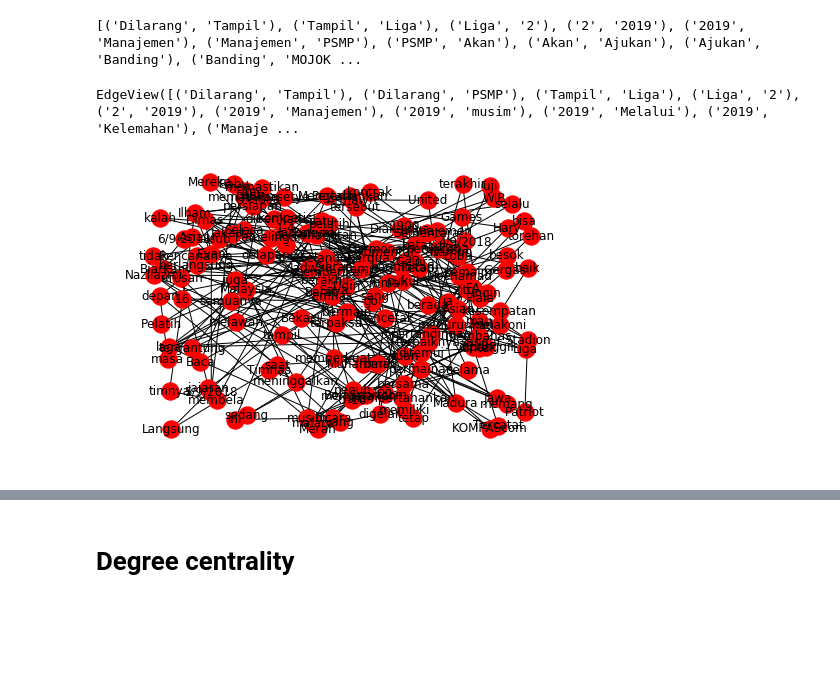
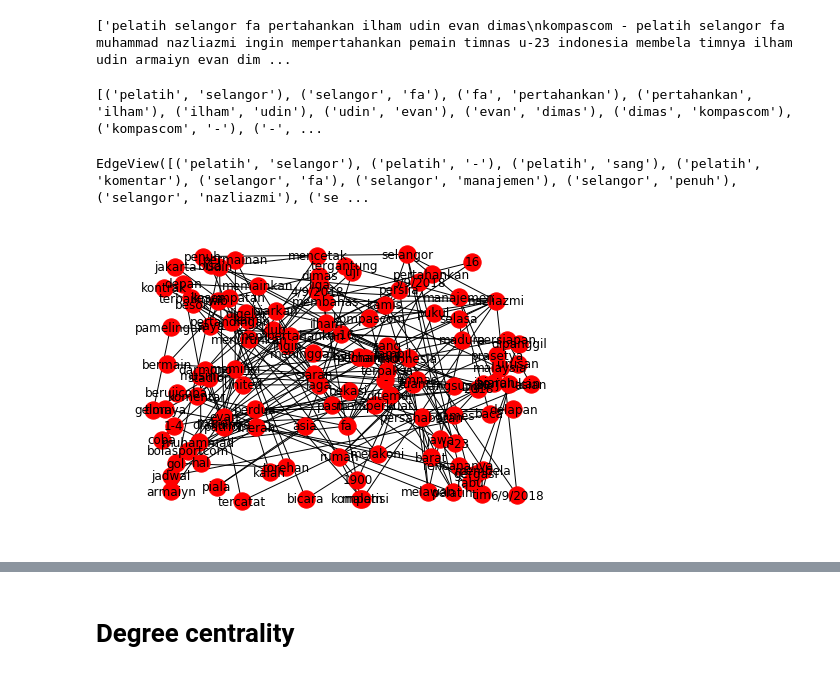
Before and after one commit to wildauwil/tugasakhir, a Jupyter notebook: Centrality_Olahraga.ipynb, the cells around one changed output, grey strips where cells are left out. Drawn from its saved outputs; the diff is of its cells as text; code cells hidden in the pictures; blank space fills up the shorter version.

```diff
--- a/Centrality_Olahraga.ipynb
+++ b/Centrality_Olahraga.ipynb
@@ -12,42 +7,54 @@ from Sastrawi.StopWordRemover.StopWordRemoverFactory import StopWordRemoverFacto
 # %%
 teks1 = open("olahraga/sept_olahraga_1.txt", "r")
 sept_o_1 = teks1.read()
+sept_o_1 = sept_o_1.lower()
 
 teks2 = open("olahraga/sept_olahraga_2.txt", "r")
 sept_o_2 = teks2.read()
+sept_o_2 = sept_o_2.lower()
 
 teks3 = open("olahraga/sept_olahraga_3.txt", "r")
 sept_o_3 = teks3.read()
+sept_o_3 = sept_o_3.lower()
 
 teks4 = open("olahraga/okt_olahraga_1.txt", "r")
 okt_o_1 = teks4.read()
+okt_o_1 = okt_o_1.lower()
 
 teks5 = open("olahraga/okt_olahraga_2.txt", "r")
 okt_o_2 = teks5.read()
+okt_o_2 = okt_o_2.lower()
 
 teks6 = open("olahraga/okt_olahraga_3.txt", "r")
 okt_o_3 = teks6.read()
+okt_o_3 = okt_o_3.lower()
 
 teks7 = open("olahraga/nov_olahraga_1.txt", "r")
 nov_o_1 = teks7.read()
+nov_o_1 = nov_o_1.lower()
 
 teks8 = open("olahraga/nov_olahraga_2.txt", "r")
 nov_o_2 = teks8.read()
+nov_o_2 = nov_o_2.lower()
 
 teks9 = open("olahraga/nov_olahraga_3.txt", "r")
 nov_o_3 = teks9.read()
+nov_o_3 = nov_o_3.lower()
 
 teks10 = open("olahraga/des_olahraga_1.txt", "r")
 des_o_1 = teks10.read()
+des_o_1 = des_o_1.lower()
 
 teks11 = open("olahraga/des_olahraga_2.txt", "r")
 des_o_2 = teks11.read()
+des_o_2 = des_o_2.lower()
 
 teks12 = open("olahraga/des_olahraga_3.txt", "r")
 des_o_3 = teks12.read()
+des_o_3 = des_o_3.lower()
 
 
 
-
-print(des_o_3)
+print(sept_o_1)
+print("\n" + des_o_3)
 # %% [output]
@@ -68,6 +78,7 @@ with open("olahraga/result.txt", "wb") as outfile:
 
 gabung = open("olahraga/result.txt", "r")
 gabungan_olahraga = gabung.read()
+gabungan_olahraga = gabungan_olahraga.lower()
 
 print(gabungan_olahraga)
 # %% [output]
@@ -170,3 +344,22 @@ print("\n", teks12_ol)
+# %%
+teks1_ol = [teks1_ol_o]
+teks2_ol = [teks2_ol_o]
+teks3_ol = [teks3_ol_o]
+teks4_ol = [teks4_ol_o]
+teks5_ol = [teks5_ol_o]
+teks6_ol = [teks6_ol_o]
+teks7_ol = [teks7_ol_o]
+teks8_ol = [teks8_ol_o]
+teks9_ol = [teks9_ol_o]
+teks10_ol = [teks10_ol_o]
+teks11_ol = [teks11_ol_o]
+teks12_ol = [teks12_ol_o]
+
+teks_gabungan = [teks_gabungan_o]
+
+print(teks1_ol)
+# %% [output]
+['pelatih selangor fa pertahankan ilham udin evan dimas\nkompascom - pelatih selangor fa muhammad nazliazmi ingin mempertahankan pemain timnas u-23 indonesia membela timnya ilham udin armaiyn evan dim ...
 # %%
 hm = ''
 bigram_ol_1 = []
@@ -249,9 +442,9 @@ for line in teks_gabungan:
     bigramku = list(nltk.bigrams(token))
     bigram_ol_gabung = bigram_ol_gabung + bigramku
 
-print(bigram_ol_12)
+print(bigram_ol_1)
 # %% [output]
-[('Dilarang', 'Tampil'), ('Tampil', 'Liga'), ('Liga', '2'), ('2', '2019'), ('2019', 'Manajemen'), ('Manajemen', 'PSMP'), ('PSMP', 'Akan'), ('Akan', 'Ajukan'), ('Ajukan', 'Banding'), ('Banding', 'MOJOK ...
+[('pelatih', 'selangor'), ('selangor', 'fa'), ('fa', 'pertahankan'), ('pertahankan', 'ilham'), ('ilham', 'udin'), ('udin', 'evan'), ('evan', 'dimas'), ('dimas', 'kompascom'), ('kompascom', '-'), ('-', ...
 # %%
 import networkx as nx
 import matplotlib.pyplot as plt
@@ -287,17 +480,17 @@ G12.add_edges_from(bigram_ol_12)
 
 G_gabung.add_edges_from(bigram_ol_gabung)
 
-G12.edges()
+G1.edges()
 # %% [output]
-EdgeView([('Dilarang', 'Tampil'), ('Dilarang', 'PSMP'), ('Tampil', 'Liga'), ('Liga', '2'), ('2', '2019'), ('2019', 'Manajemen'), ('2019', 'musim'), ('2019', 'Melalui'), ('2019', 'Kelemahan'), ('Manaje ...
+EdgeView([('pelatih', 'selangor'), ('pelatih', '-'), ('pelatih', 'sang'), ('pelatih', 'komentar'), ('selangor', 'fa'), ('selangor', 'manajemen'), ('selangor', 'penuh'), ('selangor', 'nazliazmi'), ('se ...
 # %%
-nx.draw_random(G1, with_labels=True)
+nx.draw_random(G1, with_labels=True, dpi = 1000)
 # nx.draw_spectral(g)
 # plt.savefig('graph.png')
 plt.draw()
 plt.show()
 # %% [output]
-[figure, old version]
+[figure, new version]
 # %%
 nx.draw_random(G_gabung, with_labels=True)
 # nx.draw_spectral(g)
```
Also changed, not shown: parts of 24 cells of this notebook, 8 other files.
